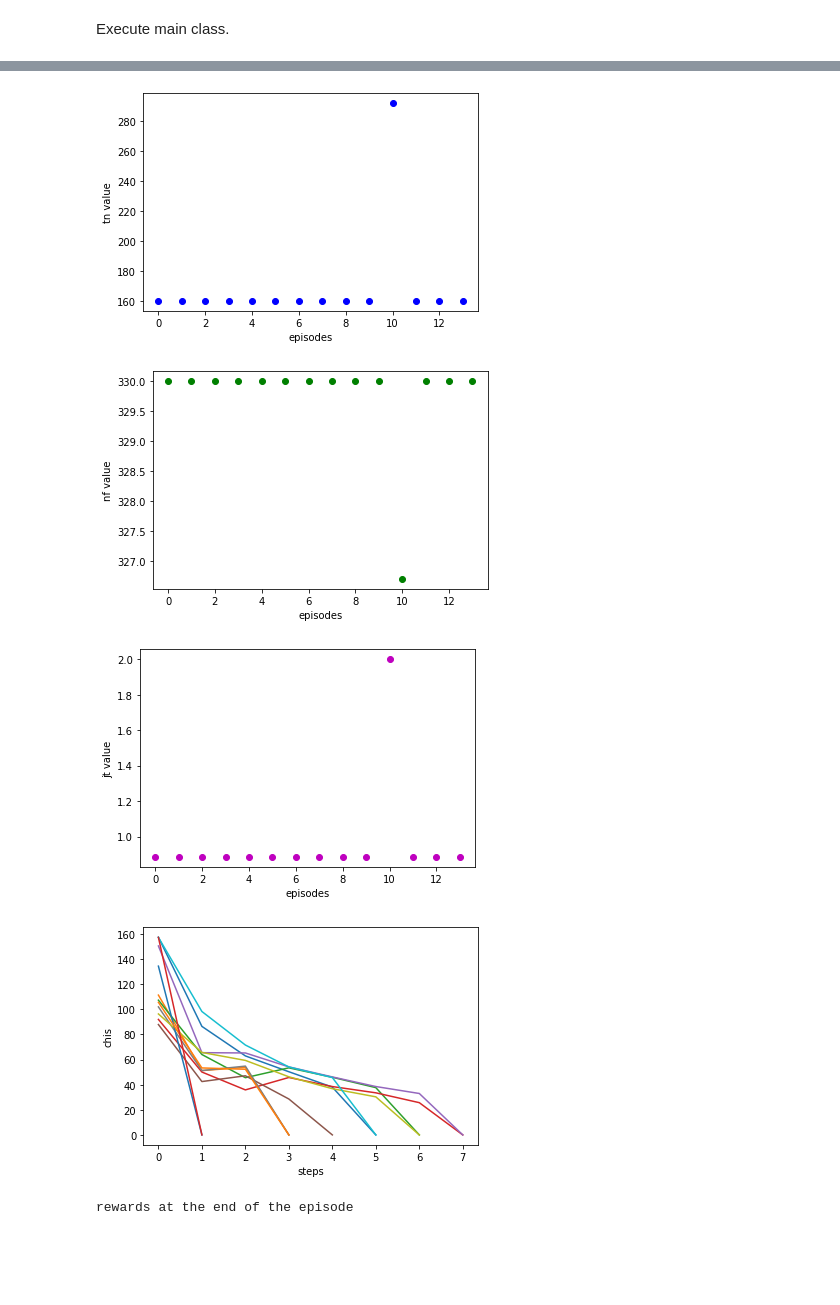
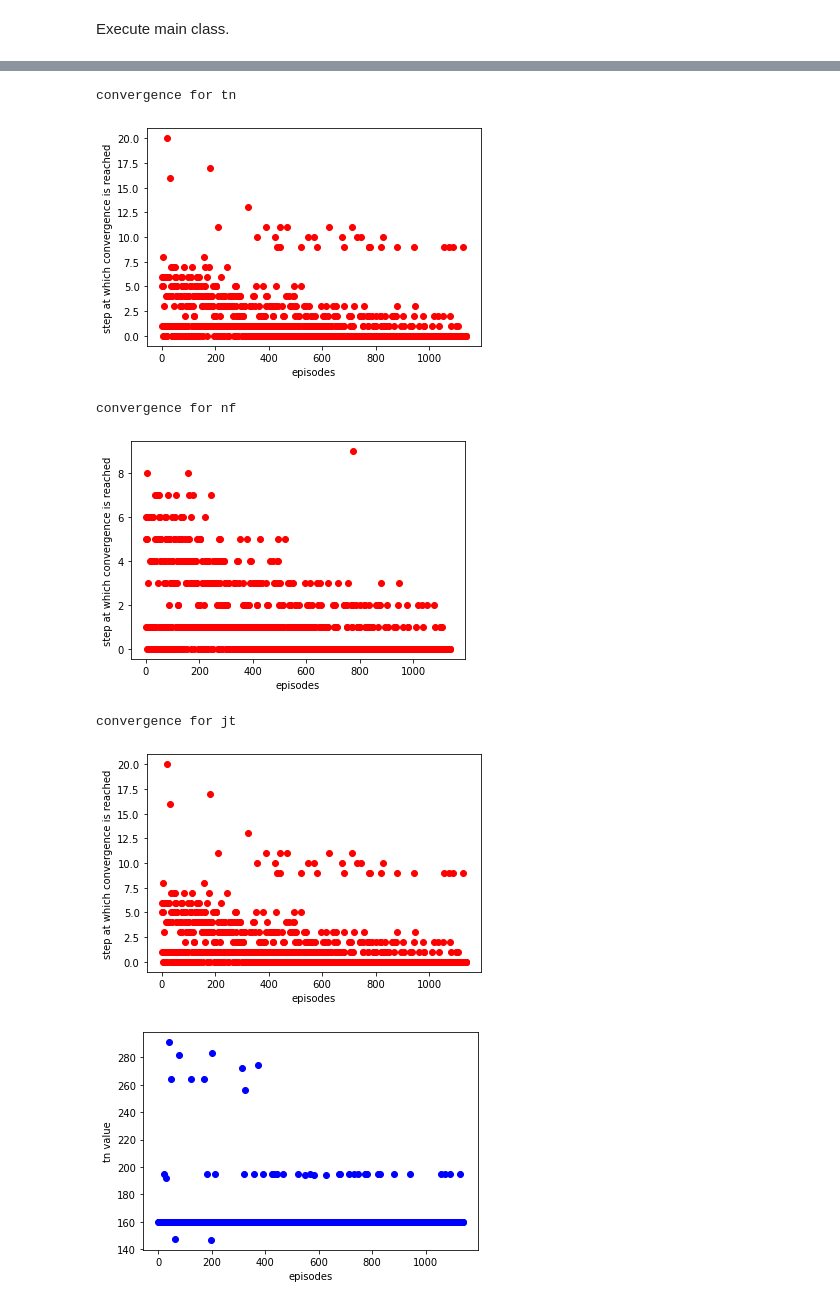
Before and after one commit to cyankaet/orderml, a Jupyter notebook: orderparams.ipynb, the cells around one changed output, grey strips where cells are left out. Saved outputs shown, nothing was run; the diff lists cells and outputs as text; code cells hidden in the pictures; blank space fills up the shorter version.

Commit message:
add adjustable data simulation for 'play'

```diff
--- a/orderparams.ipynb
+++ b/orderparams.ipynb
@@ -371,5 +468,5 @@ for step in range(n_steps):
 # %%
-numTrials = 14
+numTrials = 1140
 
 endParams = [[] for i in range(numTrials)]
 data = [[] for i in range(numTrials)]
@@ -379,6 +476,12 @@ jts = [[] for i in range(numTrials)]
 endtns = []
 endnfs = []
 endjts = []
+tn = 160
+nf = 216
+jt = .2
+convergs_tn = []
+convergs_nf = []
+convergs_jt = []
 imagestore = "logs/"
 logstore = "logs/"
 
@@ -390,17 +493,46 @@ for i in range(1,numTrials+1):
 
 #plot each episode tn track, process ending values for plotting below
 for i in range (0, len(data)):
+    j = 0
+    try:
+      while j < len(data[i]) - 1 and data[i][j] > tn + 0.1 or data[i][j] < tn - 0.1:
+        j += 1
+    except:
+      j = 0
+
+    w = 0
+    try:
+      while w < len(nfs[i]) - 1 and nfs[i][w] > nf + 0.1 or nfs[i][w] < nf - 0.1:
+        w += 1
+    except:
+      w = 0
+
+    k = 0
+    try:
+      while k < len(jts[i]) - 1 and jts[i][k] > jt + 0.1 or jts[i][k] < jt - 0.1:
+        k += 1
+    except:
+      k = 0
+
+    convergs_tn.append(j)
+    convergs_nf.append(w)
+    convergs_jt.append(k)
+
     plt.plot(data[i], label = str(i))
+
     try:
       value = data[i][-1]
-      nf = nfs[i][-1]
-      jt = jts[i][-1]
-      #endtns.append(data[i][-1])
     except:
       value = data[i]
+    try:
+      nf = nfs[i][-1]
+    except:
       nf = nfs[i]
+    try:
+      jt = jts[i][-1]
+    except:
       jt = jts[i]
-      #endtns.append(data[i])
+
     #print(value)
     endtns.append(value)
     endnfs.append(nf)
@@ -413,7 +545,26 @@ plt.show()
 plt.savefig(imagestore + "tns.png")
 plt.close()
 
+print("convergence for tn")
+plt.plot(convergs_tn, 'ro')
+plt.xlabel("episodes")
+plt.ylabel("step at which convergence is reached")
+plt.show()
+plt.savefig(imagestore + 'convergs_tn.png')
 
+print("convergence for nf")
+plt.plot(convergs_nf, 'ro')
+plt.xlabel("episodes")
+plt.ylabel("step at which convergence is reached")
+plt.show()
+plt.savefig(imagestore + 'convergs_nf.png')
+
+print("convergence for jt")
+plt.plot(convergs_jt, 'ro')
+plt.xlabel("episodes")
+plt.ylabel("step at which convergence is reached")
+plt.show()
+plt.savefig(imagestore + 'convergs_jt.png')
 
 #actually plot final tn values for each episode
 plt.plot(endtns, 'bo')
@@ -423,6 +574,7 @@ plt.show()
 plt.savefig(imagestore + "endtns.png")
 plt.close()
 
+print("final nfs")
 plt.plot(endnfs, 'go')
 plt.xlabel("episodes")
 plt.ylabel("nf value")
@@ -430,6 +582,7 @@ plt.show()
 plt.savefig(imagestore + "endnfs.png")
 plt.close()
 
+print("final jts")
 plt.plot(endjts, 'mo')
 plt.xlabel("episodes")
 plt.ylabel("jt value")
@@ -447,7 +600,6 @@ plt.show()
 plt.close()
 
 
-
 print("rewards at the end of the episode")
 rewards = np.loadtxt('logs/runrewards.npy')
 plt.plot(rewards, 'ro')
@@ -458,5 +610,7 @@ plt.close()
+convergence for tn
-[figure, old version]
+[figure, new version]
+convergence for nf
-[figure, old version]
+[figure, new version]
+convergence for jt
-[figure, old version]
+[figure, new version]
-[figure, old version]
+[figure, new version]
-rewards at the end of the episode
```
Also changed, not shown: parts of 19 cells of this notebook.
